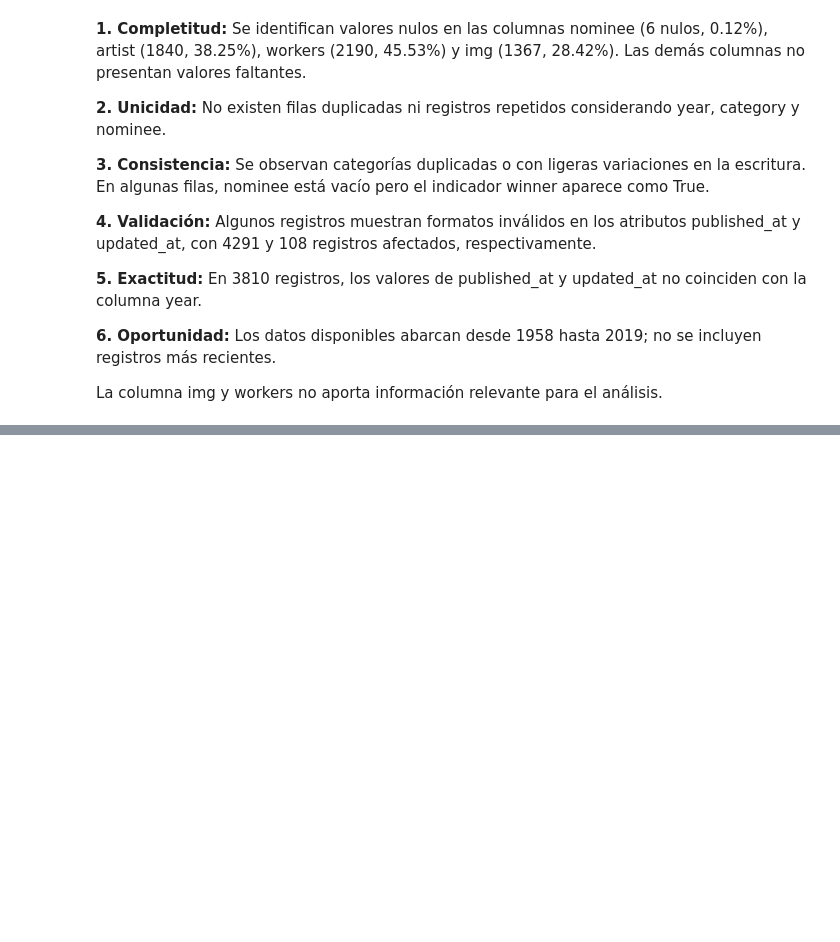
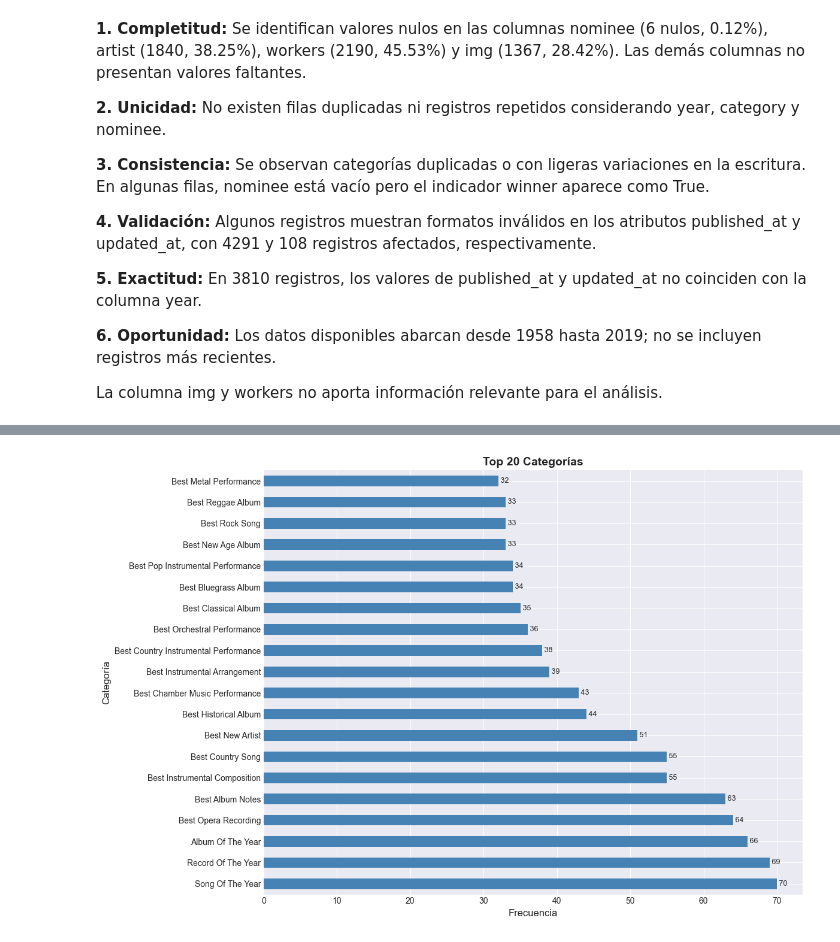
Before and after one commit to HEstefaniaR/workshop-2, a Jupyter notebook: EDA.ipynb, the cells around one changed output, grey strips where cells are left out. Cells and saved outputs as stored; diff of their text form; code cells hidden in the pictures; blank space fills up the shorter version.

```diff
--- a/EDA.ipynb
+++ b/EDA.ipynb
@@ -544,0 +518,13 @@ Primeros 20 artistas en común: ['béla fleck', 'john scofield', 'blake shelton'
+# %%
+plt.figure(figsize=(12, 8))
+category_counts = grammy_df['category'].value_counts().head(20)
+category_counts.plot(kind='barh', color='steelblue')
+plt.title('Top 20 Categorías', fontsize=14, fontweight='bold')
+plt.xlabel('Frecuencia', fontsize=12)
+plt.ylabel('Categoría', fontsize=12)
+for i, v in enumerate(category_counts.values):
+    plt.text(v, i, f' {v:,}', va='center', fontsize=9)
+plt.tight_layout()
+plt.show()
+# %% [output]
+[figure, added]
```
Also changed, not shown: parts of 24 cells of this notebook, 4 other files.
